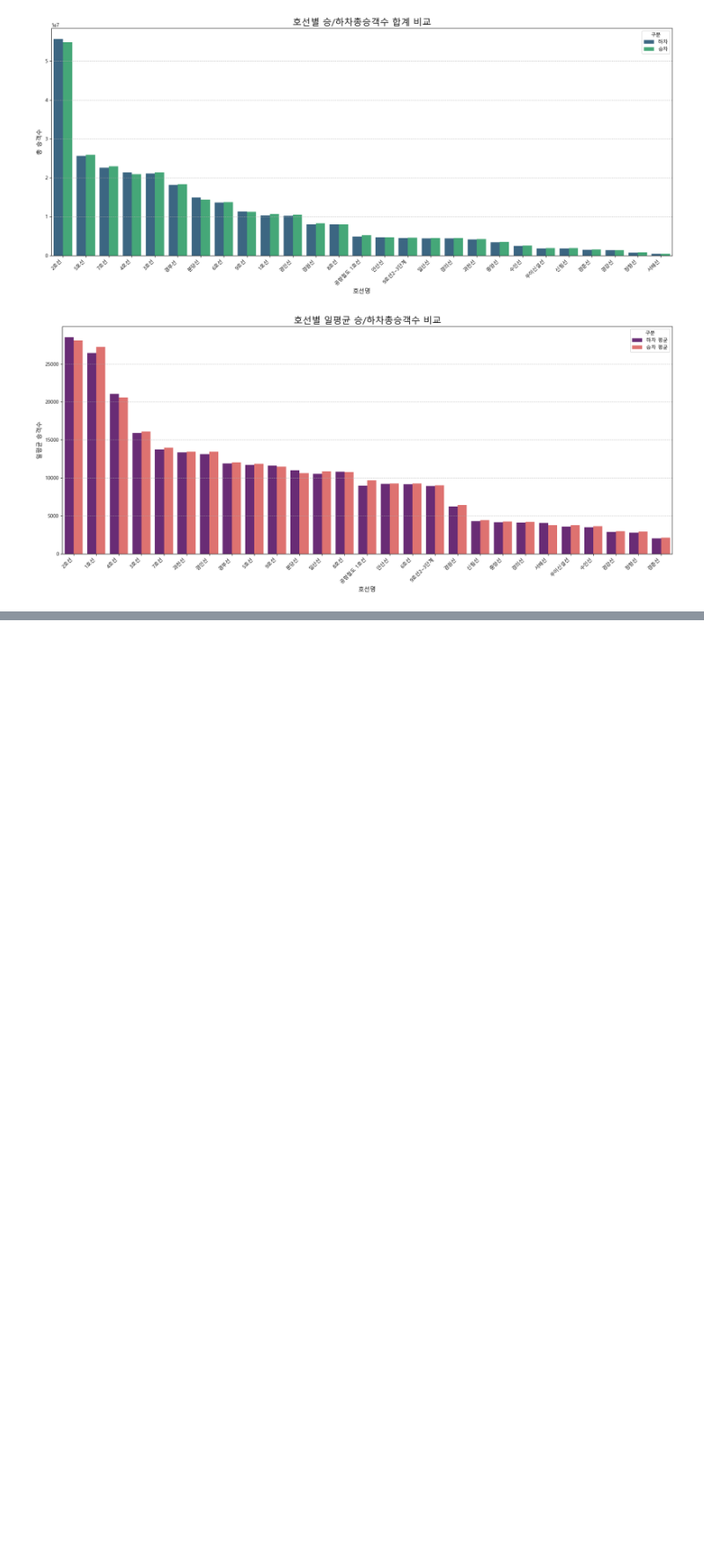
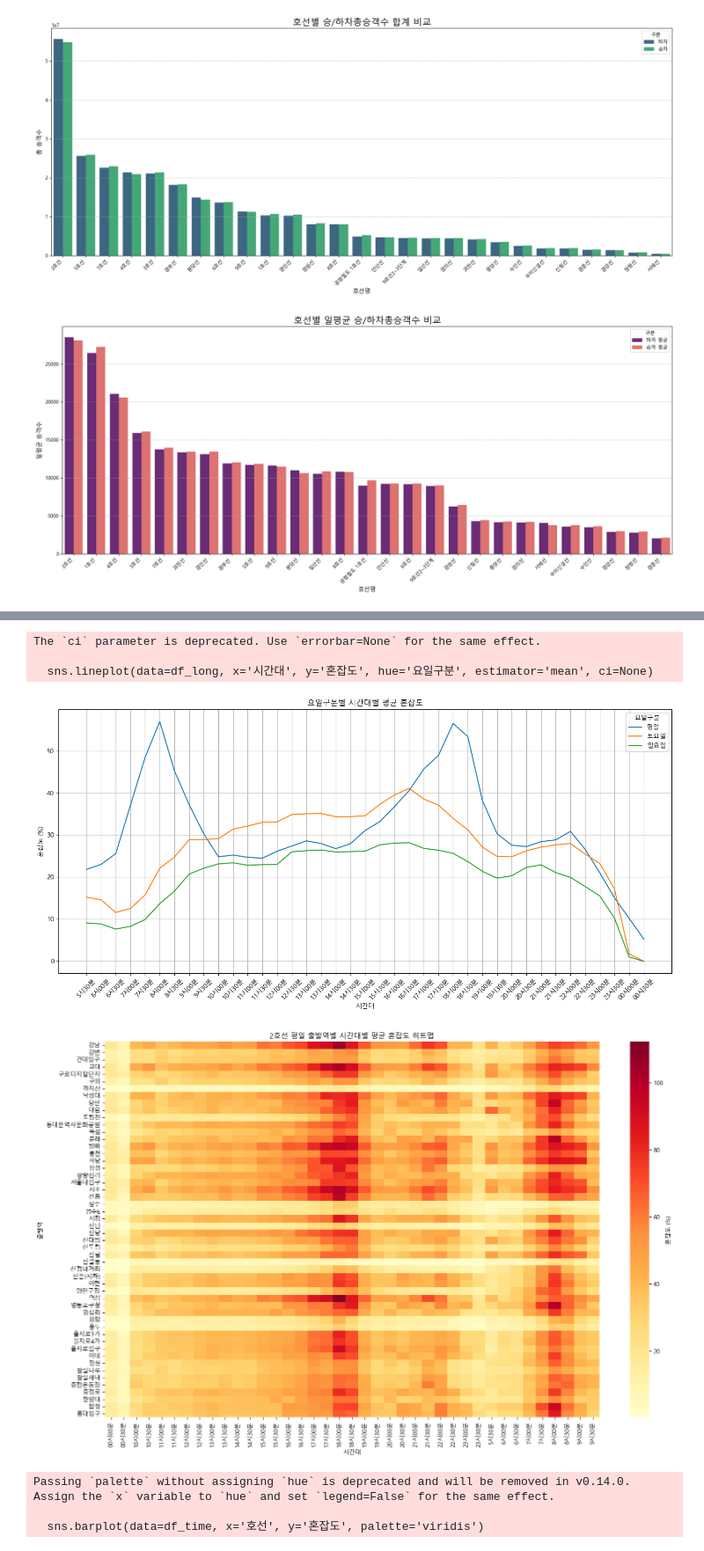
Before and after one commit to ekdlakdl12/SubwayPulse, a Jupyter notebook: test.ipynb, the cells around one changed output, grey strips where cells are left out. Shown at 88% size. Cells and saved outputs as stored; diff of their text form; code cells hidden in the pictures; blank space fills up the shorter version.

```diff
--- a/test.ipynb
+++ b/test.ipynb
@@ -139,0 +489,67 @@ plt.show()
+# %%
+# 혼잡도 2 _다른사람이 만든거
+
+# 데이터 불러오기
+df = pd.read_csv('2.csv', encoding='cp949')  # 실제 파일명과 경로 입력
+
+# 시간대 컬럼 리스트 (받은 시간대 데이터 예시 참고)
+time_columns = ['5시30분', '6시00분', '6시30분', '7시00분', '7시30분', '8시00분', '8시30분',
+                '9시00분', '9시30분', '10시00분', '10시30분', '11시00분', '11시30분', '12시00분',
+                '12시30분', '13시00분', '13시30분', '14시00분', '14시30분', '15시00분', '15시30분',
+                '16시00분', '16시30분', '17시00분', '17시30분', '18시00분', '18시30분', '19시00분',
+                '19시30분', '20시00분', '20시30분', '21시00분', '21시30분', '22시00분', '22시30분',
+                '23시00분', '23시30분', '00시00분', '00시30분']
+
+# 데이터프레임을 긴 형태로 변환
+df_long = df.melt(id_vars=['요일구분', '호선', '역번호', '출발역', '상하구분'],
+                  value_vars=time_columns,
+                  var_name='시간대',
+                  value_name='혼잡도')
+
+# 혼잡도 데이터가 퍼센트라면 숫자 타입으로 변환
+df_long['혼잡도'] = pd.to_numeric(df_long['혼잡도'], errors='coerce')
+
+# 예시 1: 평일과 주말 혼잡도 시간대별 평균 비교 라인 그래프
+plt.figure(figsize=(14,7))
+sns.lineplot(data=df_long, x='시간대', y='혼잡도', hue='요일구분', estimator='mean', ci=None)
+plt.xticks(rotation=45)
+plt.title('요일구분별 시간대별 평균 혼잡도')
+plt.ylabel('혼잡도 (%)')
+plt.xlabel('시간대')
+plt.grid(True)
+plt.tight_layout()
+plt.show()
+
+# 예시 2: 특정 호선 평일 시간대별 혼잡도 히트맵
+line_to_plot = '2호선'  # 원하는 호선으로 변경 가능
+pivot_table = df_long[(df_long['호선'] == line_to_plot) & (df_long['요일구분'] == '평일')].pivot_table(
+    index='출발역', columns='시간대', values='혼잡도', aggfunc='mean')
+
+plt.figure(figsize=(16,10))
+sns.heatmap(pivot_table, cmap='YlOrRd', cbar_kws={'label': '혼잡도 (%)'})
+plt.title(f'{line_to_plot} 평일 출발역별 시간대별 평균 혼잡도 히트맵')
+plt.ylabel('출발역')
+plt.xlabel('시간대')
+plt.tight_layout()
+plt.show()
+
+# 예시 3: 특정 시간대 집중, 호선별 혼잡도 막대 그래프
+target_time = '10시30분'  # 집중할 시간대 지정
+df_time = df_long[df_long['시간대'] == target_time].groupby('호선')['혼잡도'].mean().reset_index()
+
+plt.figure(figsize=(12,6))
+sns.barplot(data=df_time, x='호선', y='혼잡도', palette='viridis')
+plt.title(f'{target_time} 기준 호선별 평균 혼잡도')
+plt.ylabel('혼잡도 (%)')
+plt.xlabel('호선')
+plt.tight_layout()
+plt.show()
+# %% [output]
+The `ci` parameter is deprecated. Use `errorbar=None` for the same effect.
+
+  sns.lineplot(data=df_long, x='시간대', y='혼잡도', hue='요일구분', estimator='mean', ci=None)
+[figure, added]
+[figure, added]
+Passing `palette` without assigning `hue` is deprecated and will be removed in v0.14.0. Assign the `x` variable to `hue` and set `legend=False` for the same effect.
+
+  sns.barplot(data=df_time, x='호선', y='혼잡도', palette='viridis')
```
Also changed, not shown: parts of 5 cells of this notebook, 1 other file.
